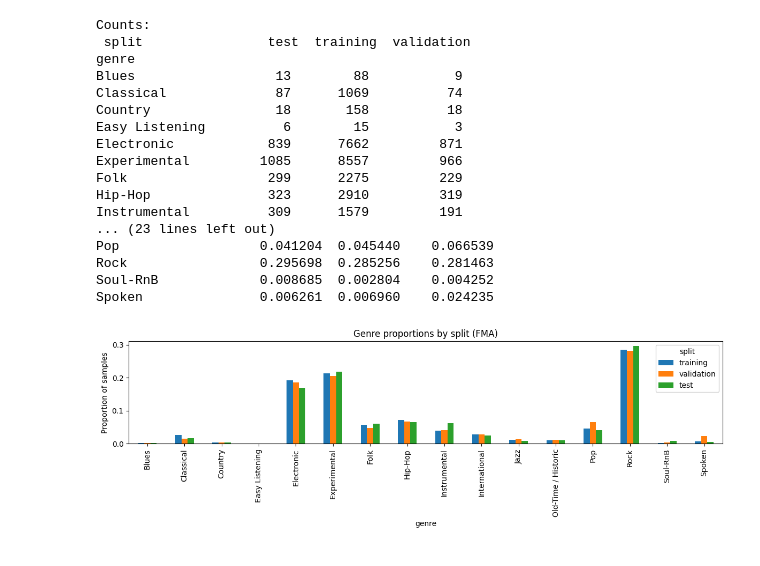
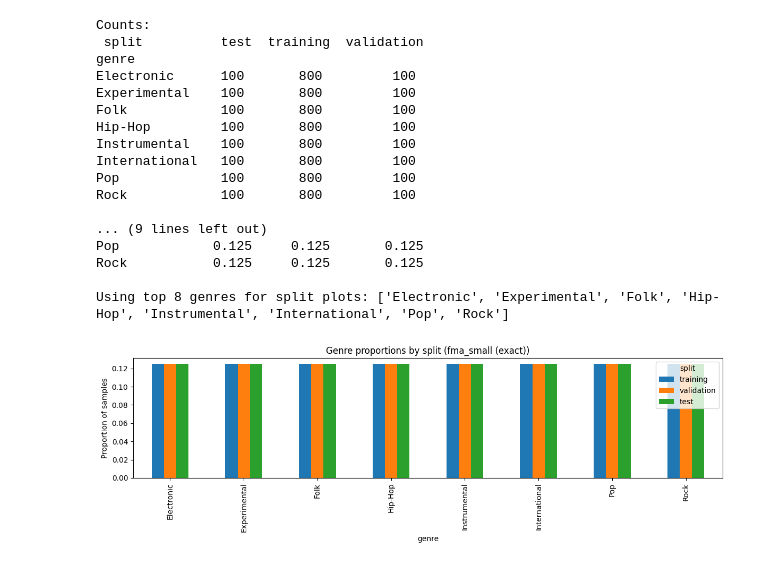
Before and after one commit to howienguyen/machine-learning-1, a Jupyter notebook: MelCNN-MGR/notebooks/Data-Understanding-Train-Val-Test-Genre-Distribution.ipynb, the cells around one changed output. Cells and saved outputs as stored; diff of their text form; code cells hidden in the pictures.

```diff
--- a/MelCNN-MGR/notebooks/Data-Understanding-Train-Val-Test-Genre-Distribution.ipynb
+++ b/MelCNN-MGR/notebooks/Data-Understanding-Train-Val-Test-Genre-Distribution.ipynb
@@ -63,3 +91,29 @@ import matplotlib.pyplot as plt
 # %%
+
 # Load metadata (adjust path)
 tracks = pd.read_csv("../../FMA/fma_metadata/tracks.csv", header=[0,1], index_col=0)
+
+# ── Apply subset filter safely ───────────────────────────────────────────────
+# IMPORTANT:
+# Do not compare subset labels as plain strings such as <= "small".
+# That is a lexicographic comparison, not FMA subset logic, and it can include
+# unintended rows from medium/large. Use an explicit ordered mapping instead.
+subset_order = ["small", "medium", "large"]
+
+if SUBSET is None:
+    _subset_label = "all subsets"
+else:
+    if SUBSET not in subset_order:
+        raise ValueError(f"Unsupported SUBSET={SUBSET!r}; expected one of {subset_order} or None")
+    if SUBSET_MODE == "exact":
+        tracks = tracks[tracks[("set", "subset")] == SUBSET]
+        _subset_label = f"fma_{SUBSET} (exact)"
+    elif SUBSET_MODE == "cumulative":
+        allowed_subsets = subset_order[:subset_order.index(SUBSET) + 1]
+        tracks = tracks[tracks[("set", "subset")].isin(allowed_subsets)]
+        _subset_label = f"fma_{SUBSET} (cumulative: {', '.join(allowed_subsets)})"
+    else:
+        raise ValueError("SUBSET_MODE must be 'exact' or 'cumulative'")
+
+print(f"Subset filter : SUBSET={SUBSET!r}, SUBSET_MODE={SUBSET_MODE!r}")
+print(f"Tracks kept   : {len(tracks):,} ({_subset_label})")
@@ -66,6 +290,4 @@ tracks = pd.read_csv("../../FMA/fma_metadata/tracks.csv", header=[0,1], index_co
 # %%
-
-
 
 # Keep only the columns we need
 df = tracks[[("set","split"), ("track","genre_top")]].dropna()
@@ -78,10 +300,21 @@ props = counts / counts.sum(axis=0)
 print("Counts:\n", counts)
 print("\nProportions:\n", props)
 
+# Optional view focused on the head of the distribution.
+if TOP_N_GENRES is None:
+    counts_view = counts
+    props_view = props
+    print("\nUsing all genres for split plots.")
+else:
+    top_genres = counts.sum(axis=1).sort_values(ascending=False).head(TOP_N_GENRES).index
+    counts_view = counts.loc[top_genres]
+    props_view = props.loc[top_genres]
+    print(f"\nUsing top {TOP_N_GENRES} genres for split plots: {list(top_genres)}")
+
 # 2A) Plot proportions
-ax = props[["training","validation","test"]].plot(kind="bar", figsize=(12,4))
+ax = props_view[["training","validation","test"]].plot(kind="bar", figsize=(12,4))
 ax.set_ylabel("Proportion of samples")
-ax.set_title("Genre proportions by split (FMA)")
+ax.set_title(f"Genre proportions by split ({_subset_label})")
 plt.tight_layout()
 plt.show()
 
@@ -90,47 +323,47 @@ drift = pd.DataFrame({
     "test/train": props["test"] / props["training"],
     "val/train":  props["validation"] / props["training"],
 })
 print("\nDrift ratios (closer to 1 is better):\n", drift.sort_values("test/train"))
 
 # 2C) Distances: TVD and JSD
 def tvd(p, q):
     return 0.5 * np.abs(p - q).sum()
 
 def jsd(p, q, eps=1e-12):
     # Jensen-Shannon divergence (base 2)
     p = np.clip(p, eps, 1); p = p / p.sum()
     q = np.clip(q, eps, 1); q = q / q.sum()
     m = 0.5 * (p + q)
     kl_pm = np.sum(p * np.log2(p / m))
     kl_qm = np.sum(q * np.log2(q / m))
     return 0.5 * (kl_pm + kl_qm)
 
 genres = props.index
 p_train = props["training"].reindex(genres).fillna(0).to_numpy()
 p_val   = props["validation"].reindex(genres).fillna(0).to_numpy()
 p_test  = props["test"].reindex(genres).fillna(0).to_numpy()
 
 print("\nTVD(train, val): ", tvd(p_train, p_val))
 print("TVD(train, test):", tvd(p_train, p_test))
 print("JSD(train, val): ", jsd(p_train, p_val))
 print("JSD(train, test):", jsd(p_train, p_test))
 # %% [output]
 Counts:
- split                test  training  validation
+ split          test  training  validation
 genre
-Blues                  13        88           9
-Classical              87      1069          74
-Country                18       158          18
-Easy Listening          6        15           3
-Electronic            839      7662         871
-Experimental         1085      8557         966
-Folk                  299      2275         229
-Hip-Hop               323      2910         319
-Instrumental          309      1579         191
-... (23 lines left out)
-Pop                  0.041204  0.045440    0.066539
-Rock                 0.295698  0.285256    0.281463
-Soul-RnB             0.008685  0.002804    0.004252
-Spoken               0.006261  0.006960    0.024235
+Electronic      100       800         100
+Experimental    100       800         100
+Folk            100       800         100
+Hip-Hop         100       800         100
+Instrumental    100       800         100
+International   100       800         100
+Pop             100       800         100
+Rock            100       800         100
+
+... (9 lines left out)
+Pop            0.125     0.125       0.125
+Rock           0.125     0.125       0.125
+
+Using top 8 genres for split plots: ['Electronic', 'Experimental', 'Folk', 'Hip-Hop', 'Instrumental', 'International', 'Pop', 'Rock']
-[figure, old version]
+[figure, new version]
 Drift ratios (closer to 1 is better):
```
Also changed, not shown: parts of 12 cells of this notebook, 26 other files.
